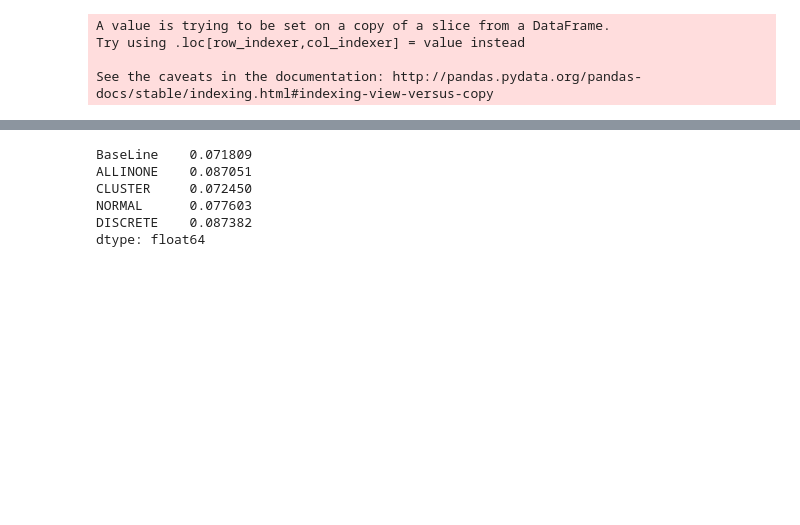
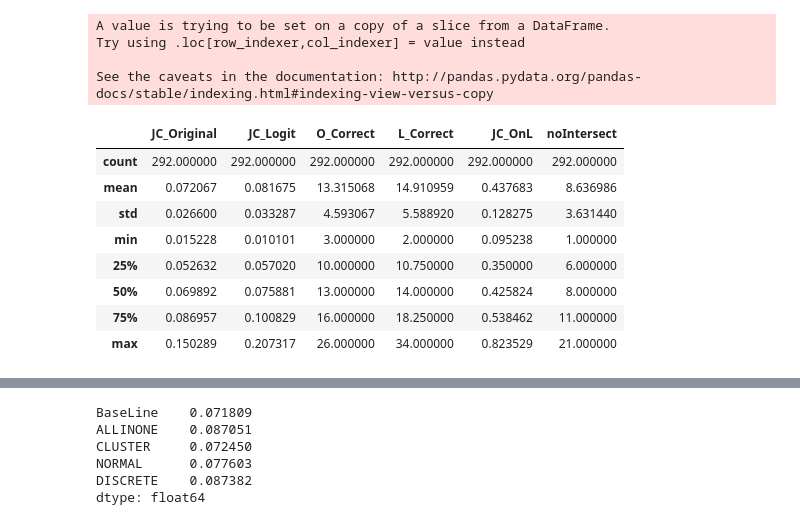
Before and after one commit to Yangyangii/HCI-Music-Weather, a Jupyter notebook: Function Testing.ipynb, the cells around one changed output, grey strips where cells are left out. Drawn from its saved outputs; the diff is of its cells as text; code cells hidden in the pictures; blank space fills up the shorter version.

```diff
--- a/Function Testing.ipynb
+++ b/Function Testing.ipynb
@@ -108,5 +106,5 @@ Index([           u'meanT',             u'maxT',             u'minT',
 # %%
-def testing(features = features):
+def testing(features = None):
     jc = {}
     JaccardDF = DataFrame(jc)
     JC_fm_lst = []
@@ -119,7 +117,7 @@ def testing(features = features):
 
     ## 독립변수에서 feature 뽑아내기
     y = all_info['Title.ID1']
-    ainfo_train, ainfo_test, y_train, y_test = train_test_split(all_info, y, test_size=0.3, random_state=0)
+    ainfo_train, ainfo_test, y_train, y_test = train_test_split(all_info, y, test_size=0.2, random_state=0)
 
     X_train = dmatrix(features, ainfo_train, return_type="dataframe")
     X_test = dmatrix(features, ainfo_test, return_type="dataframe")
@@ -232,10 +230,10 @@ features_NORMALwCLUSTER = 'maxT + maxH + maxW\
 f1 = 'season_spring + season_summer + season_fall + season_winter + cluster_1 + cluster_2 + cluster_3 + cluster_4 + cluster_5 + cluster_6 + cluster_7 + cluster_8'
 f2 = 'maxT + maxH + maxW + season_spring + season_summer + season_fall + season_winter'
 f3 = 'meanT + avgH + avgW + season_spring + season_summer + season_fall + season_winter'
-f4 = 'maxT + maxH + maxW + season_spring + season_summer + season_fall + season_winter\
+features_N_THW_SS_CLUSTER = 'maxT + maxH + maxW + season_spring + season_summer + season_fall + season_winter\
         + cluster_1 + cluster_2 + cluster_3 + cluster_4 + cluster_5 + cluster_6 + cluster_7 + cluster_8'
 f5 = 'maxT + maxH + maxW + cluster_1 + cluster_2 + cluster_3 + cluster_4 + cluster_5 + cluster_6 + cluster_7 + cluster_8'
-f6 = 'meanT + avgH + avgW\
+features_N_THW_INDEX_SS_CLUSTER = 'meanT + avgH + avgW\
             + season_spring + season_summer + season_fall + season_winter + heat_index + wind_chill\
             + cluster_1 + cluster_2 + cluster_3 + cluster_4 + cluster_5 + cluster_6 + cluster_7 + cluster_8'
 f7 = 'maxT + maxH + maxW\
@@ -246,18 +244,13 @@ f7 = 'maxT + maxH + maxW\
 # features = 'cluster_1 + cluster_2 + cluster_3 + cluster_4 + cluster_5 + cluster_6 + cluster_7 + cluster_8\
 #              + heat_index + wind_chill'
 # %%
-# lr_all = testing(features_ALLINONE)
-# lr_cluster = testing(features=features_CLUSTER)
-# lr_normal = testing(features=features_NORMAL)
-# lr_discrete = testing(features=features_DISCRETE)
-# lr_normalWcluster = testing(features_NORMALwCLUSTER)
-lr1 = testing(f1)
-lr2 = testing(f2)
-lr3 = testing(f3)
-lr4 = testing(f4)
-lr5 = testing(f5)
-lr6 = testing(f6)
-lr7 = testing(f7)
+lr_all = testing(features_ALLINONE)
+lr_cluster = testing(features=features_CLUSTER)
+lr_normal = testing(features=features_NORMAL)
+lr_discrete = testing(features=features_DISCRETE)
+lr_normalWcluster = testing(features_NORMALwCLUSTER)
+lr_N_THW_SS_CL = testing(features_N_THW_SS_CLUSTER)
+lr_N_THW_INDEX_SS_CL = testing(features_N_THW_INDEX_SS_CLUSTER)
 # %% [output]
 There is not 2012-11-15
 There is not 2013-03-16
@@ -280,3 +273,16 @@ A value is trying to be set on a copy of a slice from a DataFrame.
 Try using .loc[row_indexer,col_indexer] = value instead
 
 See the caveats in the documentation: http://pandas.pydata.org/pandas-docs/stable/indexing.html#indexing-view-versus-copy
+# %%
+lr_N_THW_SS_CL.describe()
+#lr4, lr6
+# %% [output]
+|  | JC_Original | JC_Logit | O_Correct | L_Correct | JC_OnL | noIntersect |
+| count | 292.000000 | 292.000000 | 292.000000 | 292.000000 | 292.000000 | 292.000000 |
+| mean | 0.072067 | 0.081675 | 13.315068 | 14.910959 | 0.437683 | 8.636986 |
+| std | 0.026600 | 0.033287 | 4.593067 | 5.588920 | 0.128275 | 3.631440 |
+| min | 0.015228 | 0.010101 | 3.000000 | 2.000000 | 0.095238 | 1.000000 |
+| 25% | 0.052632 | 0.057020 | 10.000000 | 10.750000 | 0.350000 | 6.000000 |
+| 50% | 0.069892 | 0.075881 | 13.000000 | 14.000000 | 0.425824 | 8.000000 |
+| 75% | 0.086957 | 0.100829 | 16.000000 | 18.250000 | 0.538462 | 11.000000 |
+| max | 0.150289 | 0.207317 | 26.000000 | 34.000000 | 0.823529 | 21.000000 |
```
Also changed, not shown: parts of 5 cells of this notebook, 3 other files.
